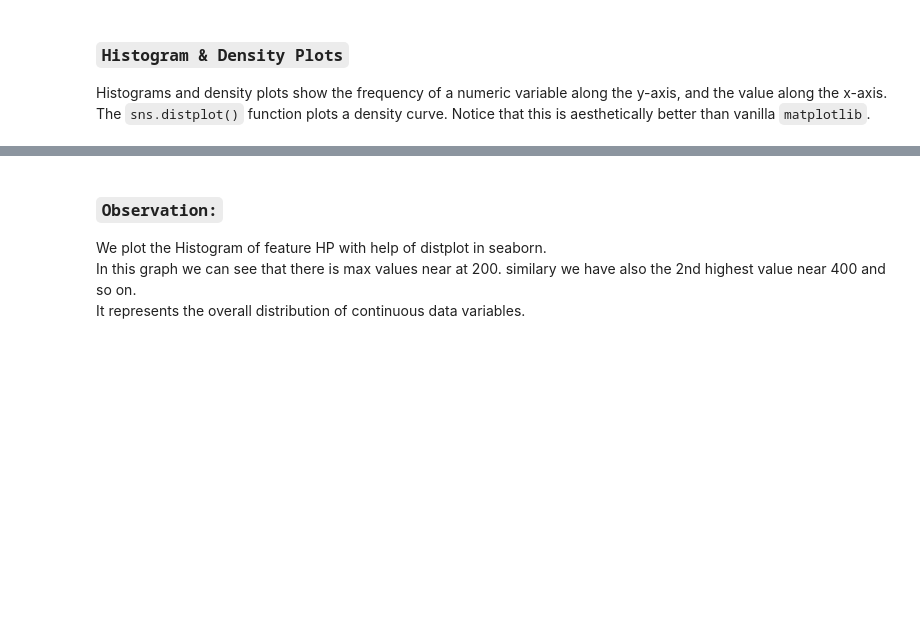
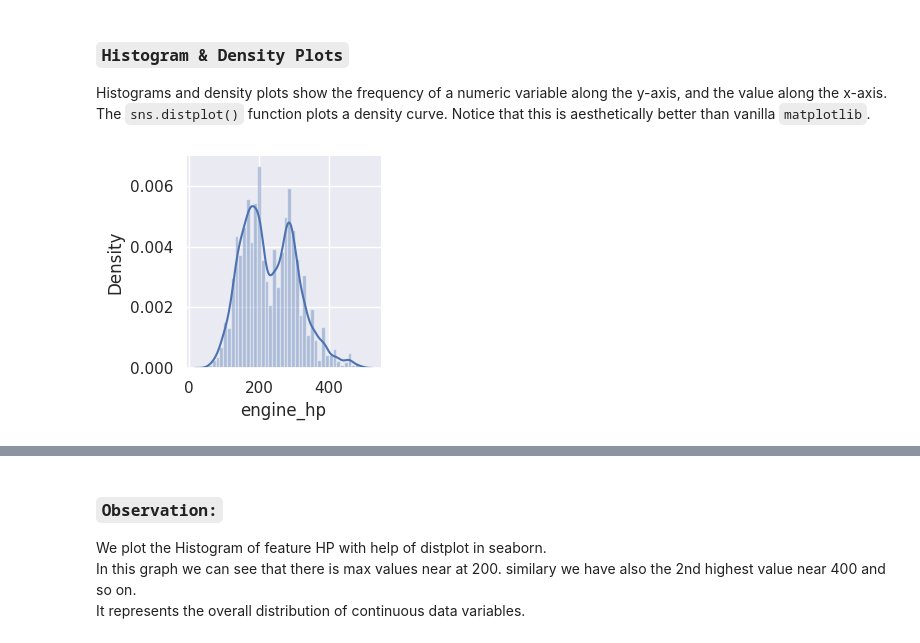
Before and after one commit to Nithya1111/Python_Data_Science_Course, a Jupyter notebook: EDA_Assignment_Day_14_Nithya.ipynb, the cells around one changed output, grey strips where cells are left out. Cells and saved outputs as stored; diff of their text form; code cells hidden in the pictures; blank space fills up the shorter version.

````diff
--- a/EDA_Assignment_Day_14_Nithya.ipynb
+++ b/EDA_Assignment_Day_14_Nithya.ipynb
@@ -355,0 +309,28 @@ Let us help you to decide threshold: Outliers in this case are defined as the ob
+# %%
+## define Q1 and Q2
+Q1_msrp = np.percentile(df['msrp'], 25)
+Q3_msrp = np.percentile(df['msrp'], 75)
+
+Q1_engine_hp = np.percentile(df['engine_hp'], 25)
+Q3_engine_hp = np.percentile(df['engine_hp'], 75)
+
+# # define IQR (interquantile range)
+IQR_msrp = Q3_msrp - Q1_msrp
+IQR_engine_hp = Q3_engine_hp - Q1_engine_hp
+
+## Define lower & upper bounds
+lb_msrp = Q1_msrp - 1.5 * IQR_msrp
+ub_msrp = Q3_msrp + 1.5 * IQR_msrp
+
+lb_engine_hp = Q1_engine_hp - 1.5 * IQR_engine_hp
+ub_engine_hp = Q3_engine_hp + 1.5 * IQR_engine_hp
+
+## Removing outliers
+df_msrp = df.loc[(df['msrp'] < ub_msrp) & (df['msrp'] > lb_msrp)]
+print(len(df))
+print(len(df_msrp))
+
+df2 = df_msrp.loc[(df_msrp['engine_hp'] < ub_engine_hp) & (df_msrp['engine_hp'] > lb_engine_hp)]
+print(len(df_msrp))
+print(len(df2))
+print(df2)
@@ -373,3 +395,8 @@ Do you know? you have just now already explored one univariate plot. guess which
 Histograms and density plots show the frequency of a numeric variable along the y-axis, and the value along the x-axis. The ```sns.distplot()``` function plots a density curve. Notice that this is aesthetically better than vanilla ```matplotlib```.
 # %%
 #ploting distplot for variable HP
+
+sns.FacetGrid(df2).map(sns.distplot, "engine_hp").add_legend()
+plt.show()
+# %% [output]
+[figure, added]
````
Also changed, not shown: parts of 22 cells of this notebook.
